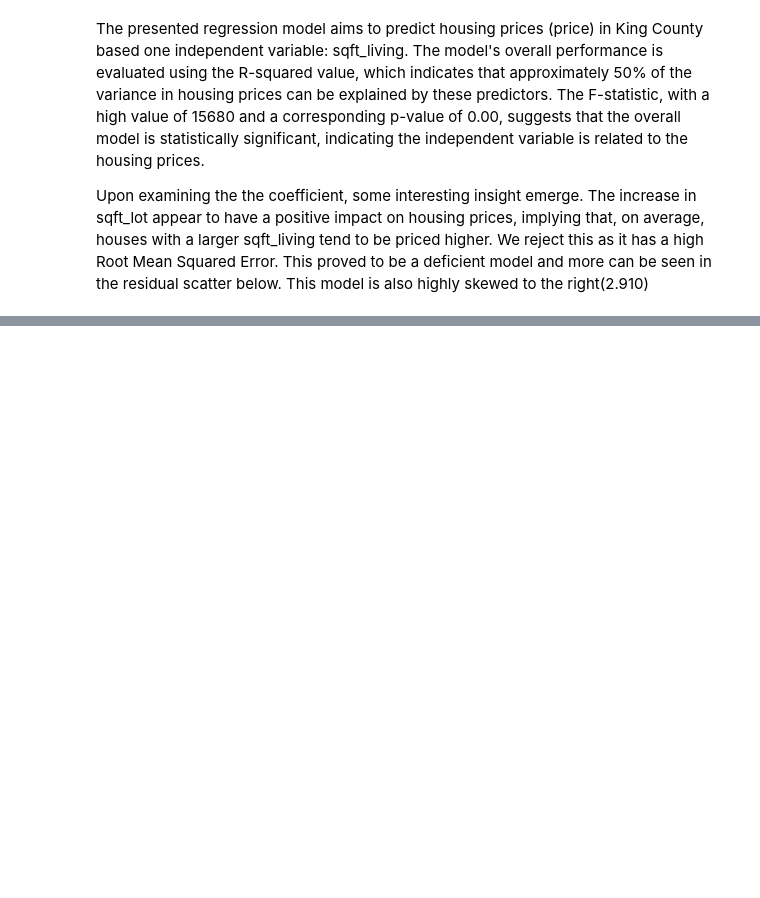
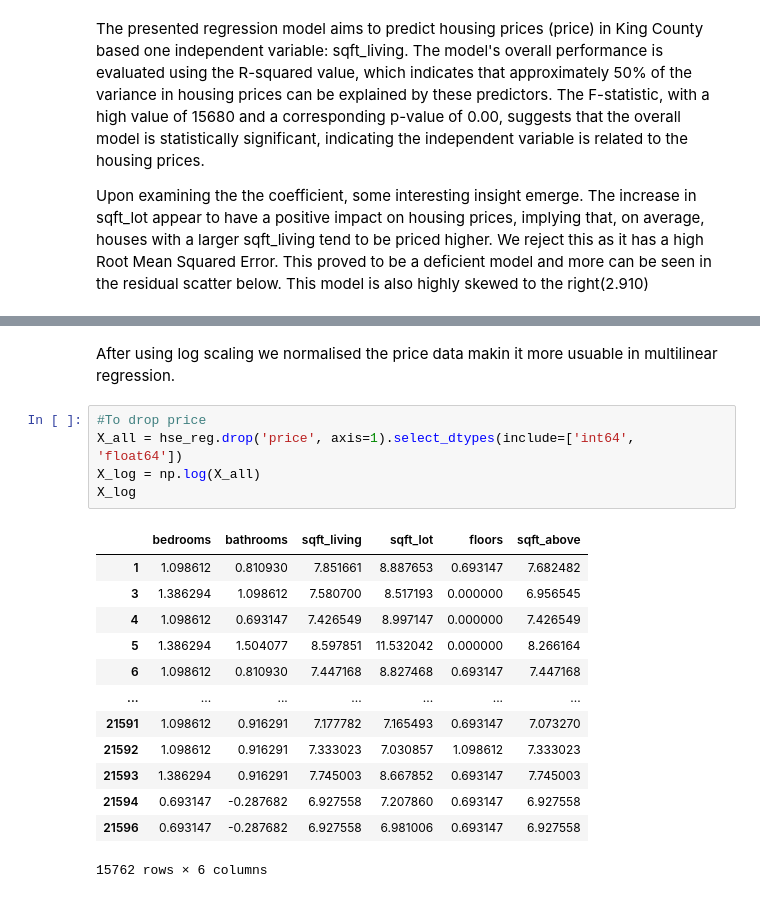
Before and after one commit to learn-co-curriculum/dsc-phase-2-project-v2-3, a Jupyter notebook: student.ipynb, the cells around one changed output, grey strips where cells are left out. Saved outputs shown, nothing was run; the diff lists cells and outputs as text; blank space fills up the shorter version.

```diff
--- a/student.ipynb
+++ b/student.ipynb
@@ -783,0 +849,21 @@ This model is also highly skewed to the right(2.910)
+# %% [markdown]
+After using log scaling we normalised the price data makin it more usuable in multilinear regression.
+# %%
+#To drop price
+X_all = hse_reg.drop('price', axis=1).select_dtypes(include=['int64', 'float64'])
+X_log = np.log(X_all)
+X_log
+# %% [output]
+|  | bedrooms | bathrooms | sqft_living | sqft_lot | floors | sqft_above |
+| 1 | 1.098612 | 0.810930 | 7.851661 | 8.887653 | 0.693147 | 7.682482 |
+| 3 | 1.386294 | 1.098612 | 7.580700 | 8.517193 | 0.000000 | 6.956545 |
+| 4 | 1.098612 | 0.693147 | 7.426549 | 8.997147 | 0.000000 | 7.426549 |
+| 5 | 1.386294 | 1.504077 | 8.597851 | 11.532042 | 0.000000 | 8.266164 |
+| 6 | 1.098612 | 0.810930 | 7.447168 | 8.827468 | 0.693147 | 7.447168 |
+| ... | ... | ... | ... | ... | ... | ... |
+| 21591 | 1.098612 | 0.916291 | 7.177782 | 7.165493 | 0.693147 | 7.073270 |
+| 21592 | 1.098612 | 0.916291 | 7.333023 | 7.030857 | 1.098612 | 7.333023 |
+| 21593 | 1.386294 | 0.916291 | 7.745003 | 8.667852 | 0.693147 | 7.745003 |
+| 21594 | 0.693147 | -0.287682 | 6.927558 | 7.207860 | 0.693147 | 6.927558 |
+| 21596 | 0.693147 | -0.287682 | 6.927558 | 6.981006 | 0.693147 | 6.927558 |
+15762 rows × 6 columns
```
Also changed, not shown: parts of 21 cells of this notebook.
